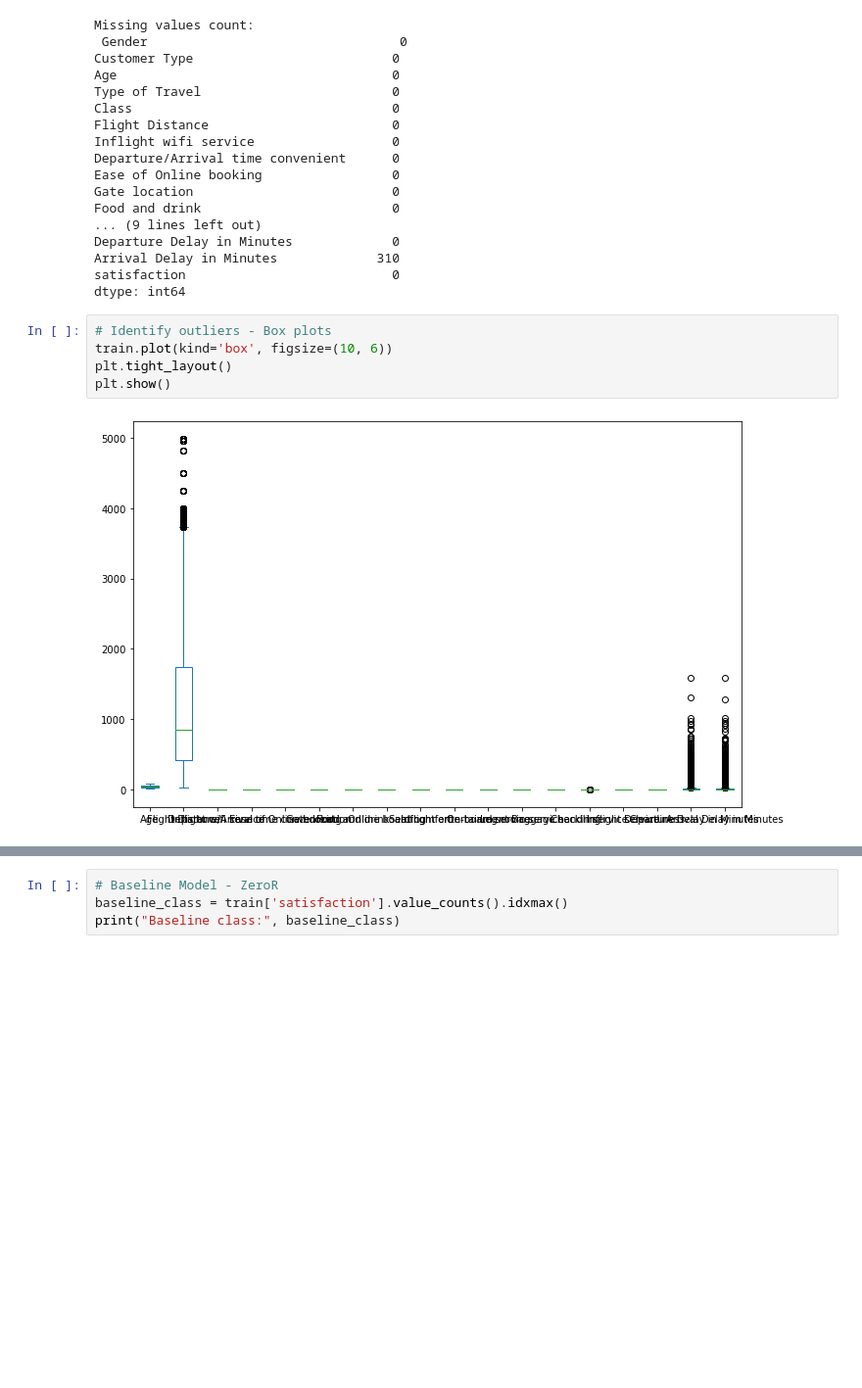
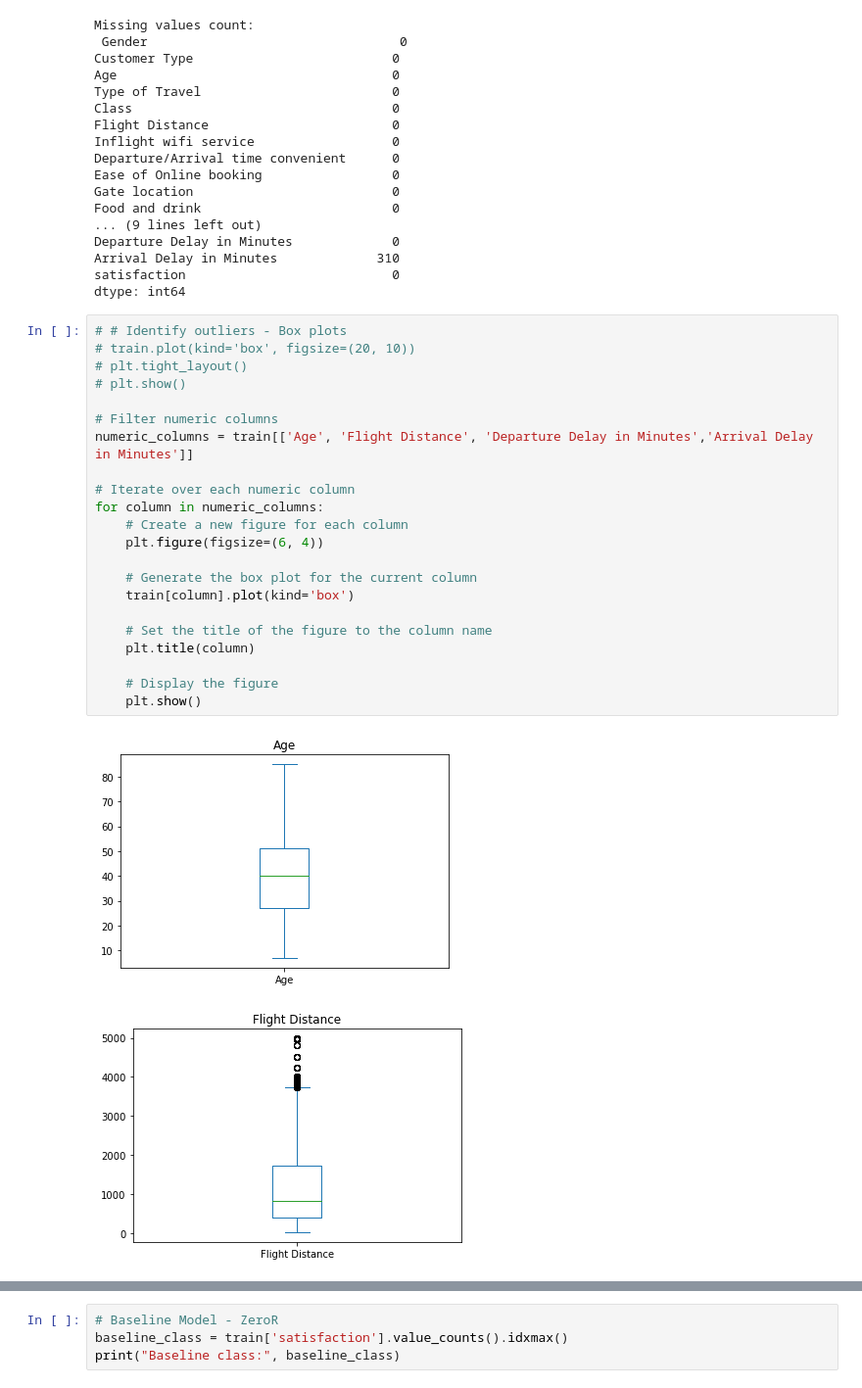
Before and after one commit to norhanreda/Air-line-passenger-satisfaction, a Jupyter notebook: air line passenger satisgation.ipynb, the cells around one changed output, grey strips where cells are left out. Shown: that part at 98% size. Saved outputs shown, nothing was run; the diff lists cells and outputs as text; blank space fills up the shorter version.

Commit message:
adding outliers

```diff
--- a/air line passenger satisgation.ipynb
+++ b/air line passenger satisgation.ipynb
@@ -88,10 +88,28 @@ Departure Delay in Minutes             0
 Arrival Delay in Minutes             310
 satisfaction                           0
 dtype: int64
-# %%
-# Identify outliers - Box plots
-train.plot(kind='box', figsize=(10, 6))
-plt.tight_layout()
-plt.show()
-# %% [output]
-[figure, removed]
+# %%
+# # Identify outliers - Box plots
+# train.plot(kind='box', figsize=(20, 10))
+# plt.tight_layout()
+# plt.show()
+
+# Filter numeric columns
+numeric_columns = train[['Age', 'Flight Distance', 'Departure Delay in Minutes','Arrival Delay in Minutes']]
+
+# Iterate over each numeric column
+for column in numeric_columns:
+    # Create a new figure for each column
+    plt.figure(figsize=(6, 4))
+
+    # Generate the box plot for the current column
+    train[column].plot(kind='box')
+
+    # Set the title of the figure to the column name
+    plt.title(column)
+
+    # Display the figure
+    plt.show()
+# %% [output]
+[figure, added]
+[figure, added]
```
Also changed, not shown: parts of 1 cell of this notebook.
